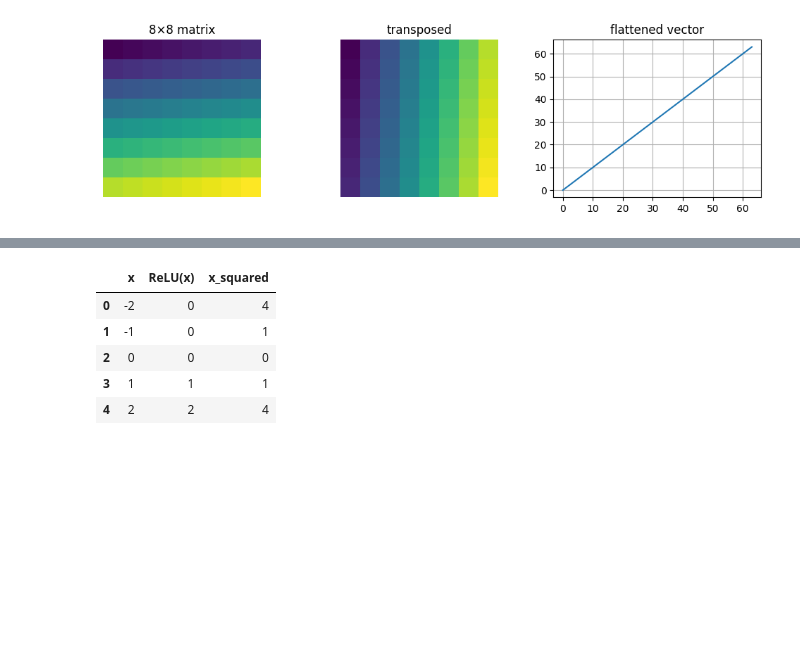
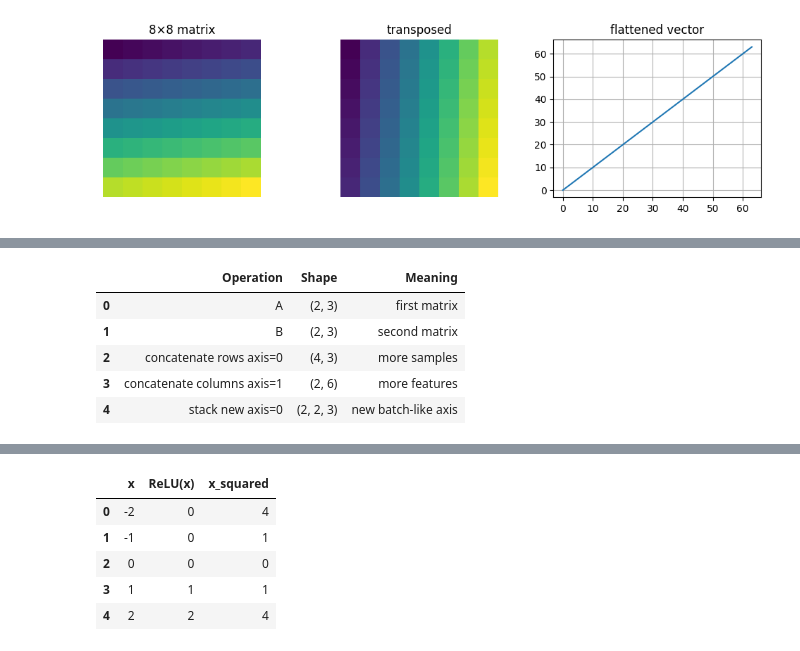
Before and after one commit to sidhu7777/Machine_Learning_Notes, a Jupyter notebook: deep_learning/modules/Module_02_Math_for_Deep_Learning.ipynb, the cells around one changed output, grey strips where cells are left out. Cells and saved outputs as stored; diff of their text form; code cells hidden in the pictures; blank space fills up the shorter version.

```diff
--- a/deep_learning/modules/Module_02_Math_for_Deep_Learning.ipynb
+++ b/deep_learning/modules/Module_02_Math_for_Deep_Learning.ipynb
@@ -337,0 +371,20 @@ batch shape: (3, 8, 8)
+# %%
+A = np.ones((2, 3))
+B = np.zeros((2, 3))
+concat_rows = np.concatenate([A, B], axis=0)
+concat_cols = np.concatenate([A, B], axis=1)
+stack_new_axis = np.stack([A, B], axis=0)
+
+shape_table = pd.DataFrame({
+    'Operation': ['A', 'B', 'concatenate rows axis=0', 'concatenate columns axis=1', 'stack new axis=0'],
+    'Shape': [A.shape, B.shape, concat_rows.shape, concat_cols.shape, stack_new_axis.shape],
+    'Meaning': ['first matrix', 'second matrix', 'more samples', 'more features', 'new batch-like axis']
+})
+display(shape_table)
+# %% [output]
+|  | Operation | Shape | Meaning |
+| 0 | A | (2, 3) | first matrix |
+| 1 | B | (2, 3) | second matrix |
+| 2 | concatenate rows axis=0 | (4, 3) | more samples |
+| 3 | concatenate columns axis=1 | (2, 6) | more features |
+| 4 | stack new axis=0 | (2, 2, 3) | new batch-like axis |
```
Also changed, not shown: parts of 38 cells of this notebook.
